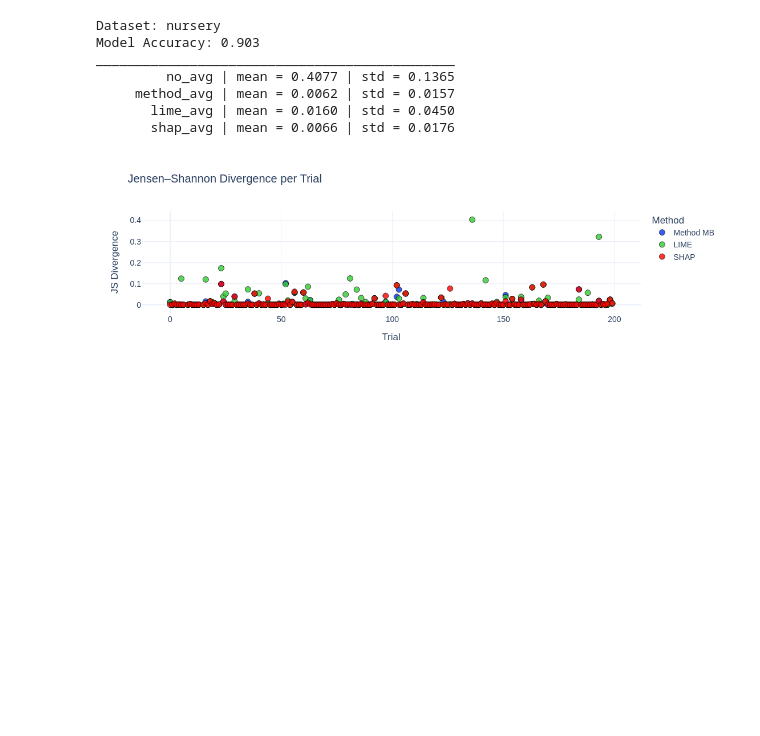
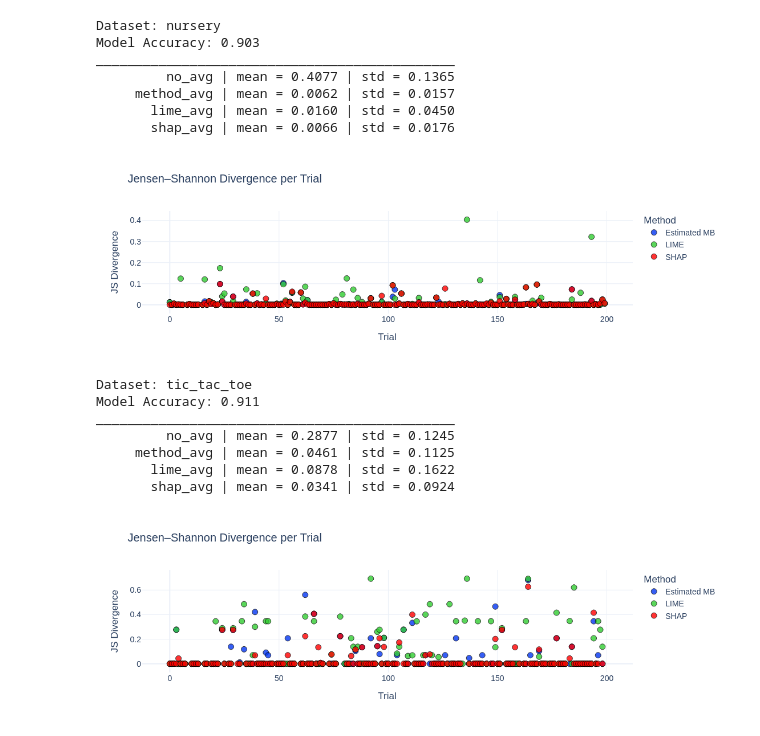
Before and after one commit to TumeloMkwambe/Honours-RP, a Jupyter notebook: representation.ipynb, the cells around one changed output. Cells and saved outputs as stored; diff of their text form; code cells hidden in the pictures; blank space fills up the shorter version.

```diff
--- a/representation.ipynb
+++ b/representation.ipynb
@@ -43,7 +43,7 @@ def div_plot(data):
     df = pd.DataFrame({
         "Trial": np.tile(np.arange(len(method_avg)), 3),
         "JS Divergence": np.concatenate([method_avg, lime_avg, shap_avg]),
-        "Method": ["Method MB"] * len(method_avg) + ["LIME"] * len(lime_avg) + ["SHAP"] * len(shap_avg)
+        "Method": ["Estimated MB"] * len(method_avg) + ["LIME"] * len(lime_avg) + ["SHAP"] * len(shap_avg)
     })
 
     fig = px.scatter(
@@ -53,7 +53,7 @@ def div_plot(data):
         color = "Method",
         title = "Jensen–Shannon Divergence per Trial",
         color_discrete_map = {
-            "Method MB": "#0437F2",
+            "Estimated MB": "#0437F2",
             "LIME": "#32CD32",
             "SHAP": "#FF0000"
         }
@@ -63,19 +63,27 @@ def div_plot(data):
     fig.update_layout(template = "plotly_white", font = dict(size = 14))
     fig.show()
 # %%
-datasets = ['nursery']
+datasets = ['nursery', 'tic_tac_toe']
 
 for name in datasets:
 
     data = json.load(open(f"./data/results/{name}.json"))
     global_stats(data)
     div_plot(data)
 # %% [output]
 Dataset: nursery
 Model Accuracy: 0.903
 ______________________________________________
          no_avg | mean = 0.4077 | std = 0.1365
      method_avg | mean = 0.0062 | std = 0.0157
        lime_avg | mean = 0.0160 | std = 0.0450
        shap_avg | mean = 0.0066 | std = 0.0176
-[figure, old version]
+[figure, new version]
+Dataset: tic_tac_toe
+Model Accuracy: 0.911
+______________________________________________
+         no_avg | mean = 0.2877 | std = 0.1245
+     method_avg | mean = 0.0461 | std = 0.1125
+       lime_avg | mean = 0.0878 | std = 0.1622
+       shap_avg | mean = 0.0341 | std = 0.0924
+[figure, added]
```
Also changed, not shown: 3 other files.
